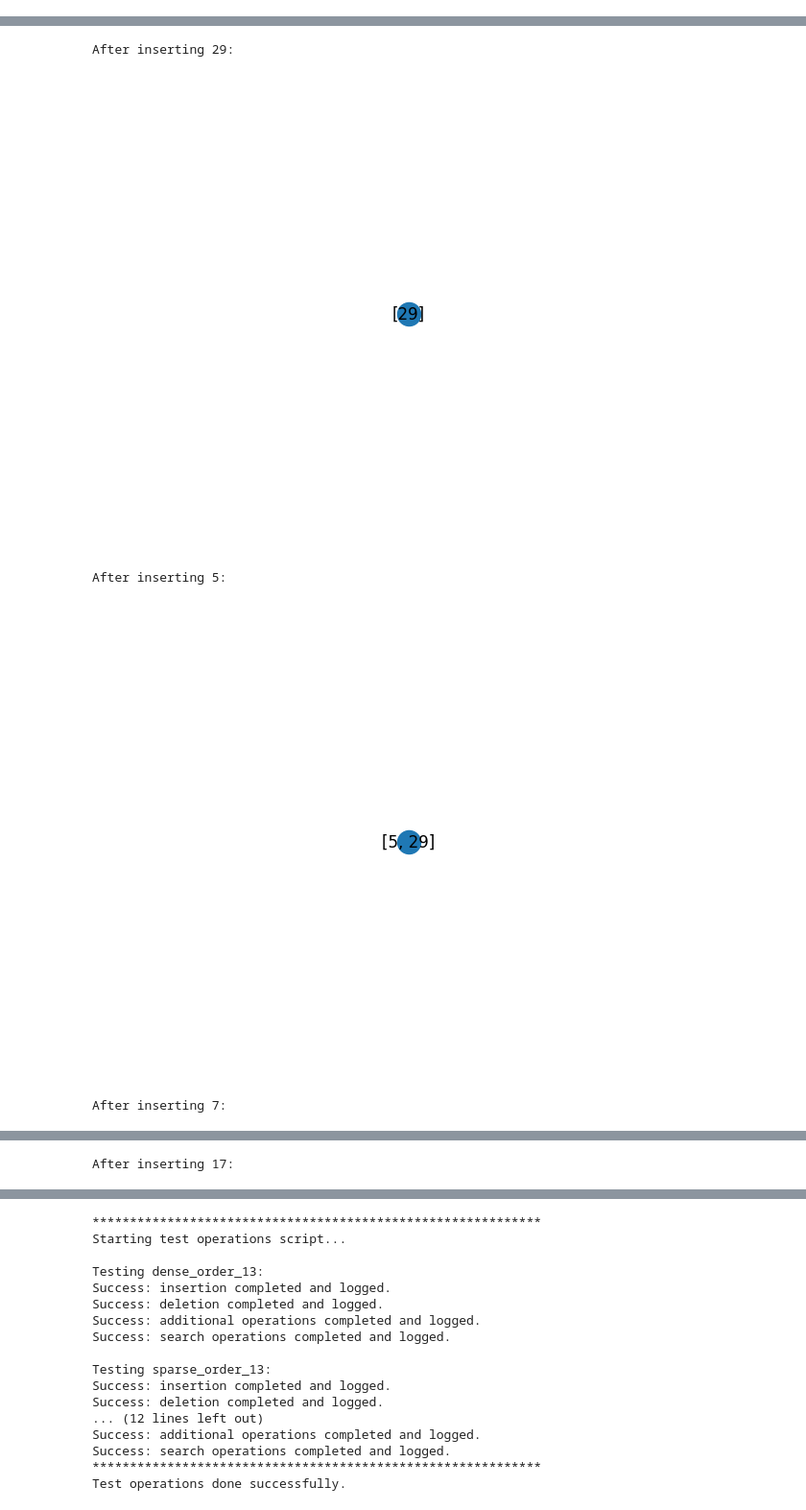
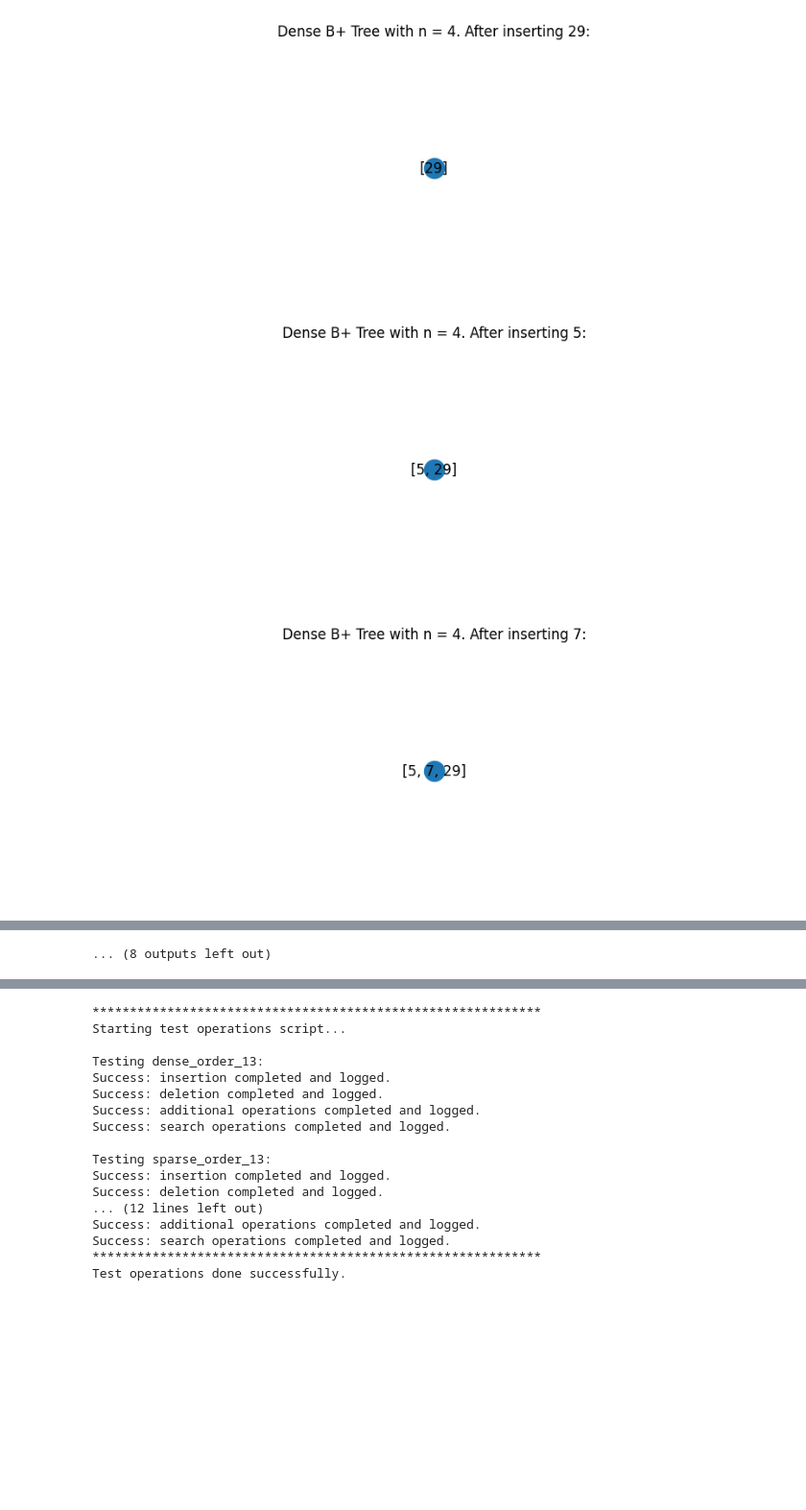
Before and after one commit to omarkhater/Project2-db, a Jupyter notebook: Test_B_trees_refactored.ipynb, the cells around one changed output, grey strips where cells are left out. Shown: that part at 96% size. Cells and saved outputs as stored; diff of their text form; code cells hidden in the pictures; blank space fills up the shorter version.

```diff
--- a/Test_B_trees_refactored.ipynb
+++ b/Test_B_trees_refactored.ipynb
@@ -11,18 +123,19 @@ The autoreload extension is already loaded. To reload it, use:
 # %%
 # order = 4 --> Maximum 3 chilrdren per node
 bpt = BPlusTree(4)
 
 # Inserting multiple elements and visualizing after each insert
 
 elements_to_insert = [29, 5, 7, 17, 19, 31, 2, 23, 11, 3]
 
 for key in elements_to_insert:
     bpt.insert(key)
-    print(f"After inserting {key}:")
-    bpt.visualize()
+    bpt.visualize(figsize= (8, 3), title = f"Dense B+ Tree with n = 4. After inserting {key}:")
 
 for key in reversed(elements_to_insert):
     bpt.delete(key)
-    print(f"After deleting {key}:")
-    bpt.visualize()
+    bpt.visualize(figsize= (8, 3), title = f"Dense B+ Tree with n = 4. After deleting {key}:")
 # %% [output]
+[figure, new version]
+[figure, new version]
+[figure, new version]
@@ -29,5 +151 @@ for key in reversed(elements_to_insert):
-After inserting 29:
+... (8 outputs left out)
-[figure, old version]
-After inserting 5:
-[figure, old version]
-After inserting 7:
@@ -35 +151,0 @@ After inserting 7:
-After inserting 17:
```
Also changed, not shown: parts of 16 cells of this notebook, 1 other file.
